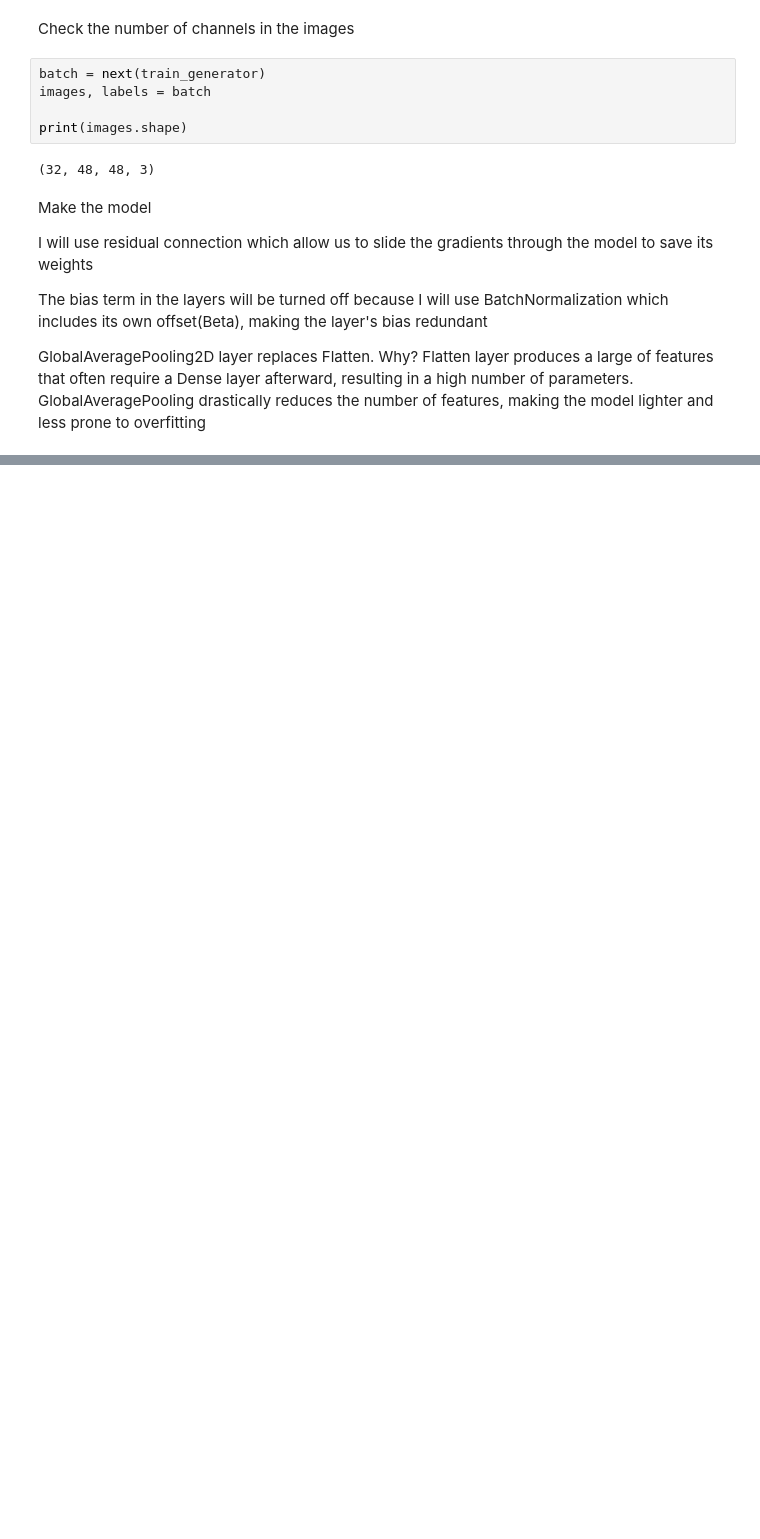
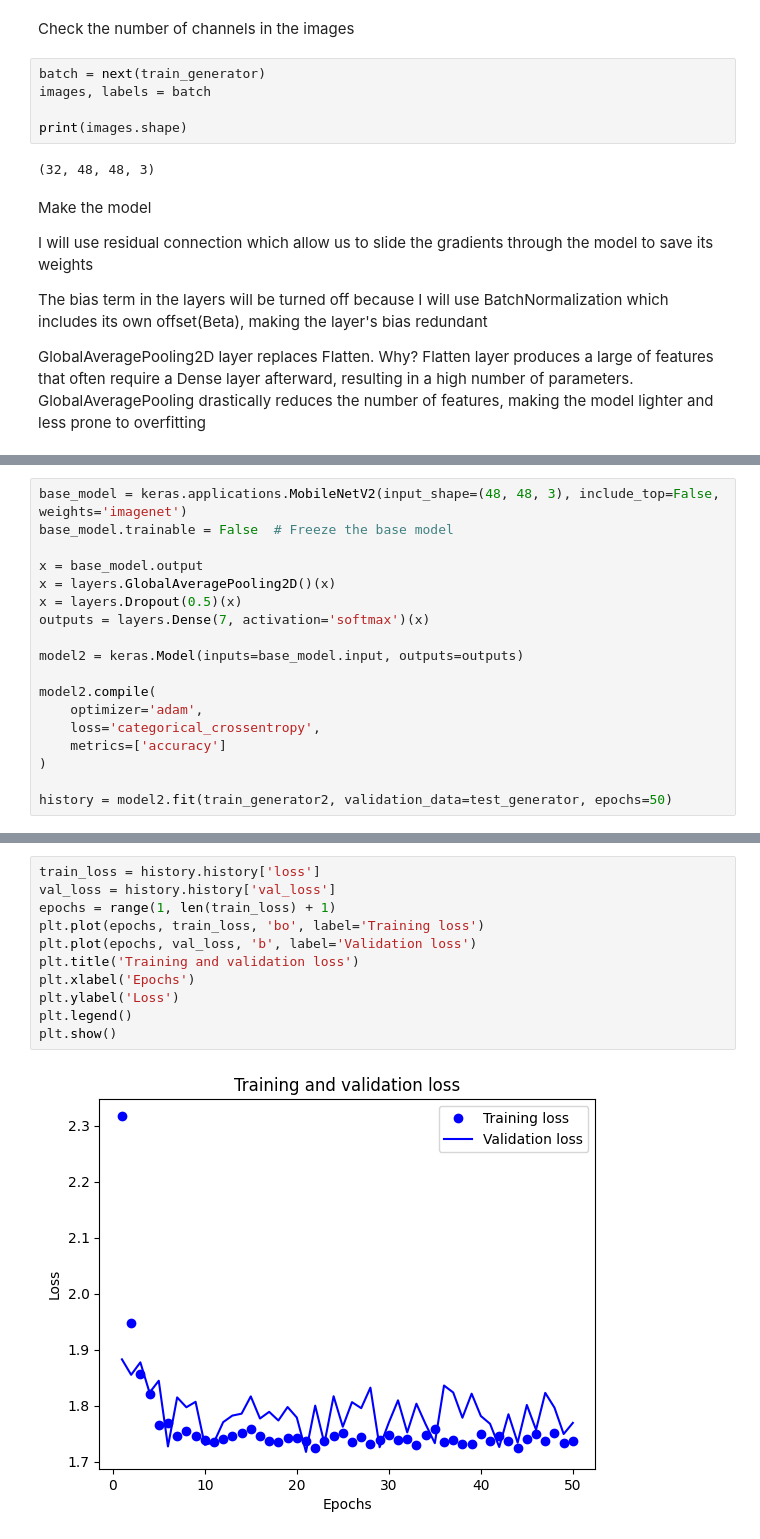
Before and after one commit to Carapet07/Data-Science-projects, a Jupyter notebook: Facial_Emotion_Recognition.ipynb, the cells around one changed output, grey strips where cells are left out. Saved outputs shown, nothing was run; the diff lists cells and outputs as text; blank space fills up the shorter version.

```diff
--- a/Facial_Emotion_Recognition.ipynb
+++ b/Facial_Emotion_Recognition.ipynb
@@ -149,0 +247,18 @@ KeyboardInterrupt:
+# %%
+base_model = keras.applications.MobileNetV2(input_shape=(48, 48, 3), include_top=False, weights='imagenet')
+base_model.trainable = False  # Freeze the base model
+
+x = base_model.output
+x = layers.GlobalAveragePooling2D()(x)
+x = layers.Dropout(0.5)(x)
+outputs = layers.Dense(7, activation='softmax')(x)
+
+model2 = keras.Model(inputs=base_model.input, outputs=outputs)
+
+model2.compile(
+    optimizer='adam',
+    loss='categorical_crossentropy',
+    metrics=['accuracy']
+)
+
+history = model2.fit(train_generator2, validation_data=test_generator, epochs=50)
@@ -149,0 +284,13 @@ KeyboardInterrupt:
+# %%
+train_loss = history.history['loss']
+val_loss = history.history['val_loss']
+epochs = range(1, len(train_loss) + 1)
+plt.plot(epochs, train_loss, 'bo', label='Training loss')
+plt.plot(epochs, val_loss, 'b', label='Validation loss')
+plt.title('Training and validation loss')
+plt.xlabel('Epochs')
+plt.ylabel('Loss')
+plt.legend()
+plt.show()
+# %% [output]
+[figure, added]
```
Also changed, not shown: parts of 14 cells of this notebook.
